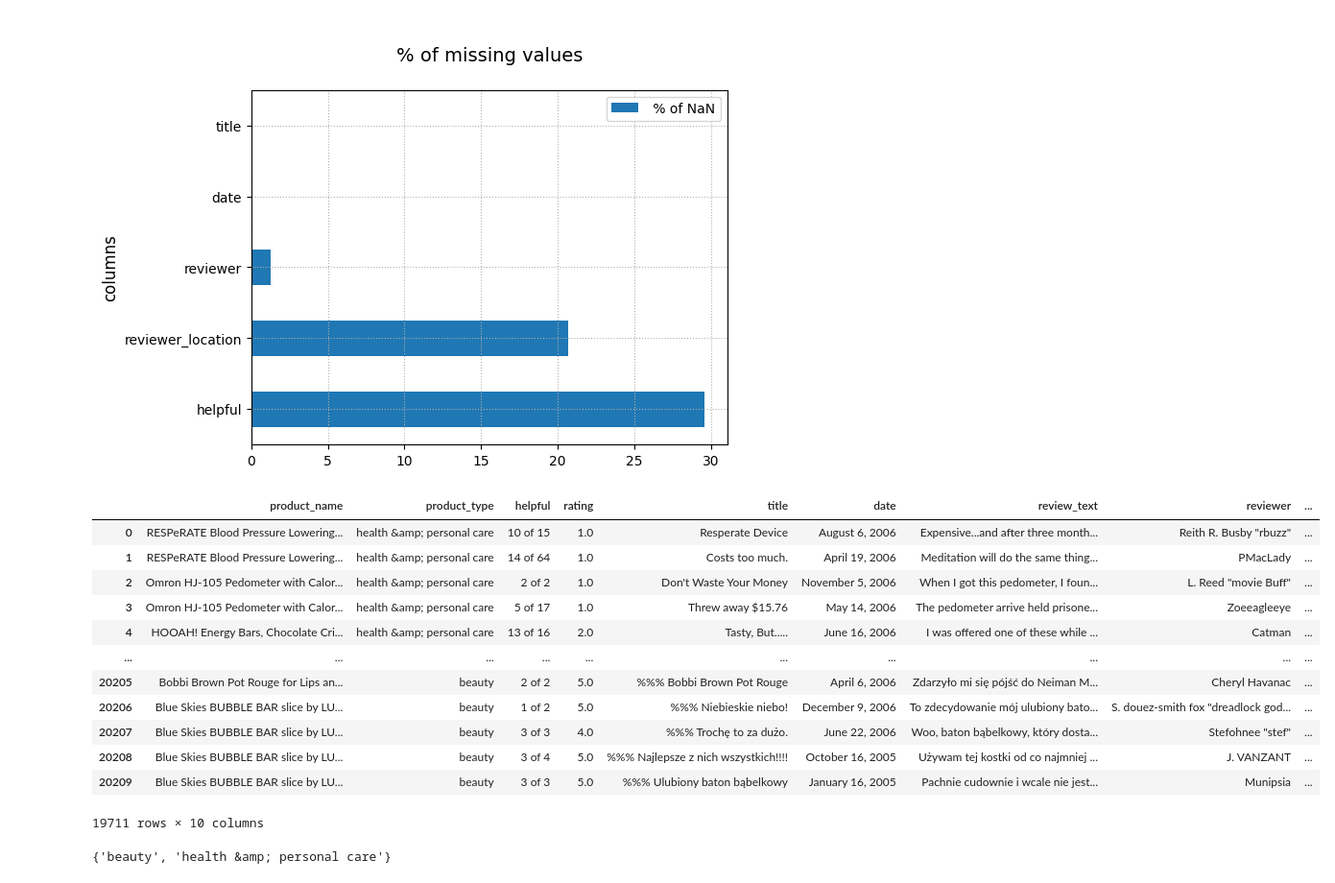
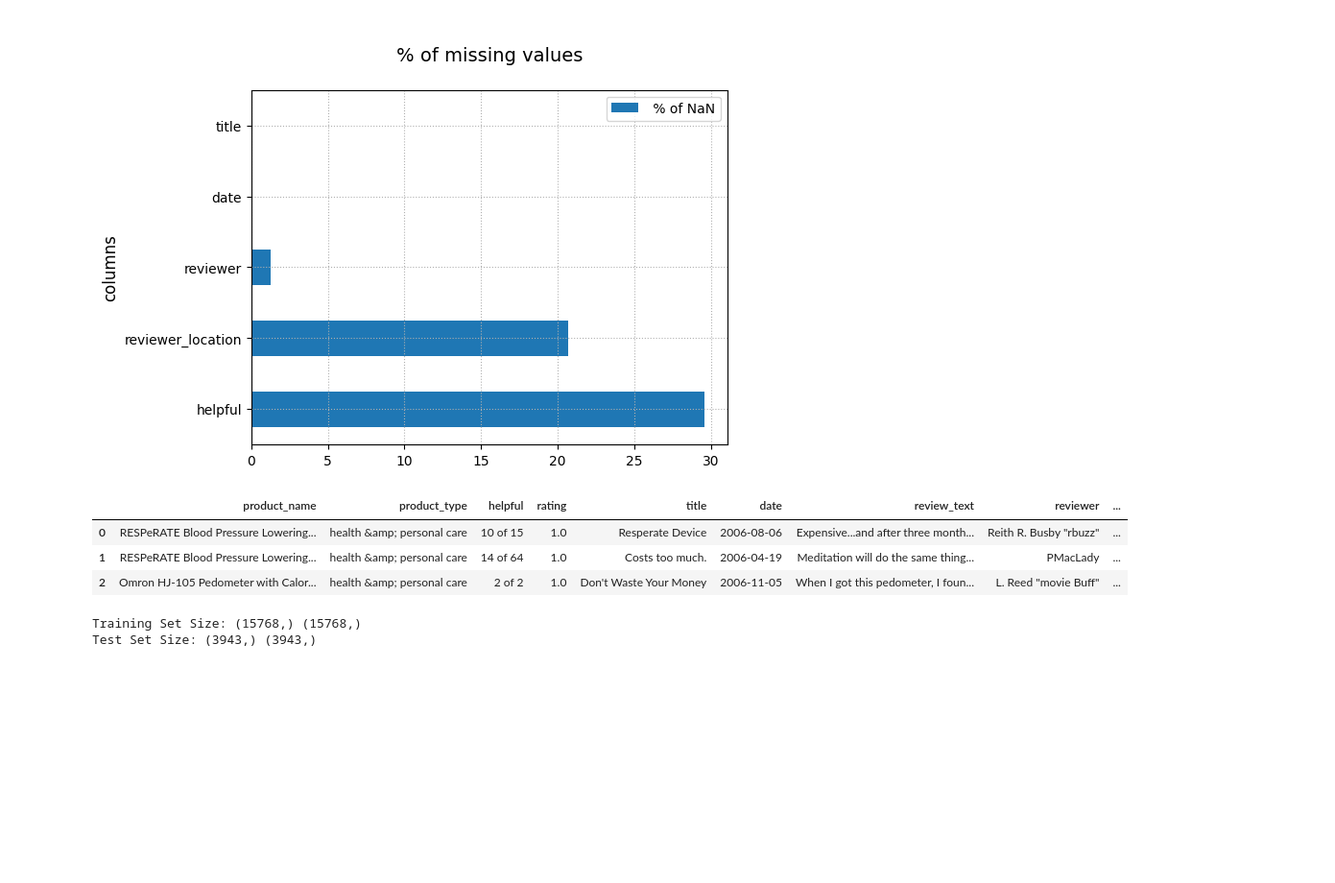
Before and after one commit to LM1997610/DMT, a Jupyter notebook: Untitled4.ipynb, the cells around one changed output. Shown at 96% size. Drawn from its saved outputs; the diff is of its cells as text; code cells hidden in the pictures; blank space fills up the shorter version.

```diff
--- a/Untitled4.ipynb
+++ b/Untitled4.ipynb
@@ -33,5 +35,6 @@ data.shape: (20210, 10)
 | 4 | B0009XH7KO:tasty,_but.....:catman | HOOAH! Energy Bars, Chocolate Cri... | health &amp; personal care | 13 of 16 | 2.0 | Tasty, But..... | June 16, 2006 | I was offered one of these while ... | Catman | ... |
 # %%
 df.drop_duplicates(keep="first", inplace=True)
+df.reset_index(drop=True, inplace=True)
 df.replace('', None, inplace=True)
 # %%
@@ -65,25 +68,16 @@ ax.set_ylabel("columns", fontsize=12);
 # %% [output]
 [figure]
 # %%
+df['date'] = pd.to_datetime(df['date'], format='%B %d, %Y')
+df['title'] = df['title'].astype(str)
+df['rating'] = df['rating'].astype(float)
+
 df["real_id"] = df["unique_id"].str.split(":").str[0]
 df.drop('unique_id', axis=1, inplace=True)
 # %%
-df
+df.head(3)
 # %% [output]
 |  | product_name | product_type | helpful | rating | title | date | review_text | reviewer | ... |
-| 0 | RESPeRATE Blood Pressure Lowering... | health &amp; personal care | 10 of 15 | 1.0 | Resperate Device | August 6, 2006 | Expensive...and after three month... | Reith R. Busby "rbuzz" | ... |
-| 1 | RESPeRATE Blood Pressure Lowering... | health &amp; personal care | 14 of 64 | 1.0 | Costs too much. | April 19, 2006 | Meditation will do the same thing... | PMacLady | ... |
-| 2 | Omron HJ-105 Pedometer with Calor... | health &amp; personal care | 2 of 2 | 1.0 | Don't Waste Your Money | November 5, 2006 | When I got this pedometer, I foun... | L. Reed "movie Buff" | ... |
-| 3 | Omron HJ-105 Pedometer with Calor... | health &amp; personal care | 5 of 17 | 1.0 | Threw away $15.76 | May 14, 2006 | The pedometer arrive held prisone... | Zoeeagleeye | ... |
-| 4 | HOOAH! Energy Bars, Chocolate Cri... | health &amp; personal care | 13 of 16 | 2.0 | Tasty, But..... | June 16, 2006 | I was offered one of these while ... | Catman | ... |
-| ... | ... | ... | ... | ... | ... | ... | ... | ... | ... |
-| 20205 | Bobbi Brown Pot Rouge for Lips an... | beauty | 2 of 2 | 5.0 | %%% Bobbi Brown Pot Rouge | April 6, 2006 | Zdarzyło mi się pójść do Neiman M... | Cheryl Havanac | ... |
-| 20206 | Blue Skies BUBBLE BAR slice by LU... | beauty | 1 of 2 | 5.0 | %%% Niebieskie niebo! | December 9, 2006 | To zdecydowanie mój ulubiony bato... | S. douez-smith fox "dreadlock god... | ... |
-| 20207 | Blue Skies BUBBLE BAR slice by LU... | beauty | 3 of 3 | 4.0 | %%% Trochę to za dużo. | June 22, 2006 | Woo, baton bąbelkowy, który dosta... | Stefohnee "stef" | ... |
-| 20208 | Blue Skies BUBBLE BAR slice by LU... | beauty | 3 of 4 | 5.0 | %%% Najlepsze z nich wszystkich!!!! | October 16, 2005 | Używam tej kostki od co najmniej ... | J. VANZANT | ... |
-| 20209 | Blue Skies BUBBLE BAR slice by LU... | beauty | 3 of 3 | 5.0 | %%% Ulubiony baton bąbelkowy | January 16, 2005 | Pachnie cudownie i wcale nie jest... | Munipsia | ... |
+| 0 | RESPeRATE Blood Pressure Lowering... | health &amp; personal care | 10 of 15 | 1.0 | Resperate Device | 2006-08-06 | Expensive...and after three month... | Reith R. Busby "rbuzz" | ... |
+| 1 | RESPeRATE Blood Pressure Lowering... | health &amp; personal care | 14 of 64 | 1.0 | Costs too much. | 2006-04-19 | Meditation will do the same thing... | PMacLady | ... |
+| 2 | Omron HJ-105 Pedometer with Calor... | health &amp; personal care | 2 of 2 | 1.0 | Don't Waste Your Money | 2006-11-05 | When I got this pedometer, I foun... | L. Reed "movie Buff" | ... |
-19711 rows × 10 columns
-# %%
-set(df["product_type"])
-# %% [output]
-{'beauty', 'health &amp; personal care'}
@@ -89,0 +87,8 @@ set(df["product_type"])
+# %%
+train_x, test_x, train_y, test_y = train_test_split(x, y, test_size=0.2, shuffle=True, random_state = 12345) #<-----RANDOM STATE!!!
+
+print("Training Set Size:", train_x.shape, train_y.shape)
+print("Test Set Size:" , test_x.shape, test_y.shape)
+# %% [output]
+Training Set Size: (15768,) (15768,)
+Test Set Size: (3943,) (3943,)
```
Also changed, not shown: parts of 7 cells of this notebook.
